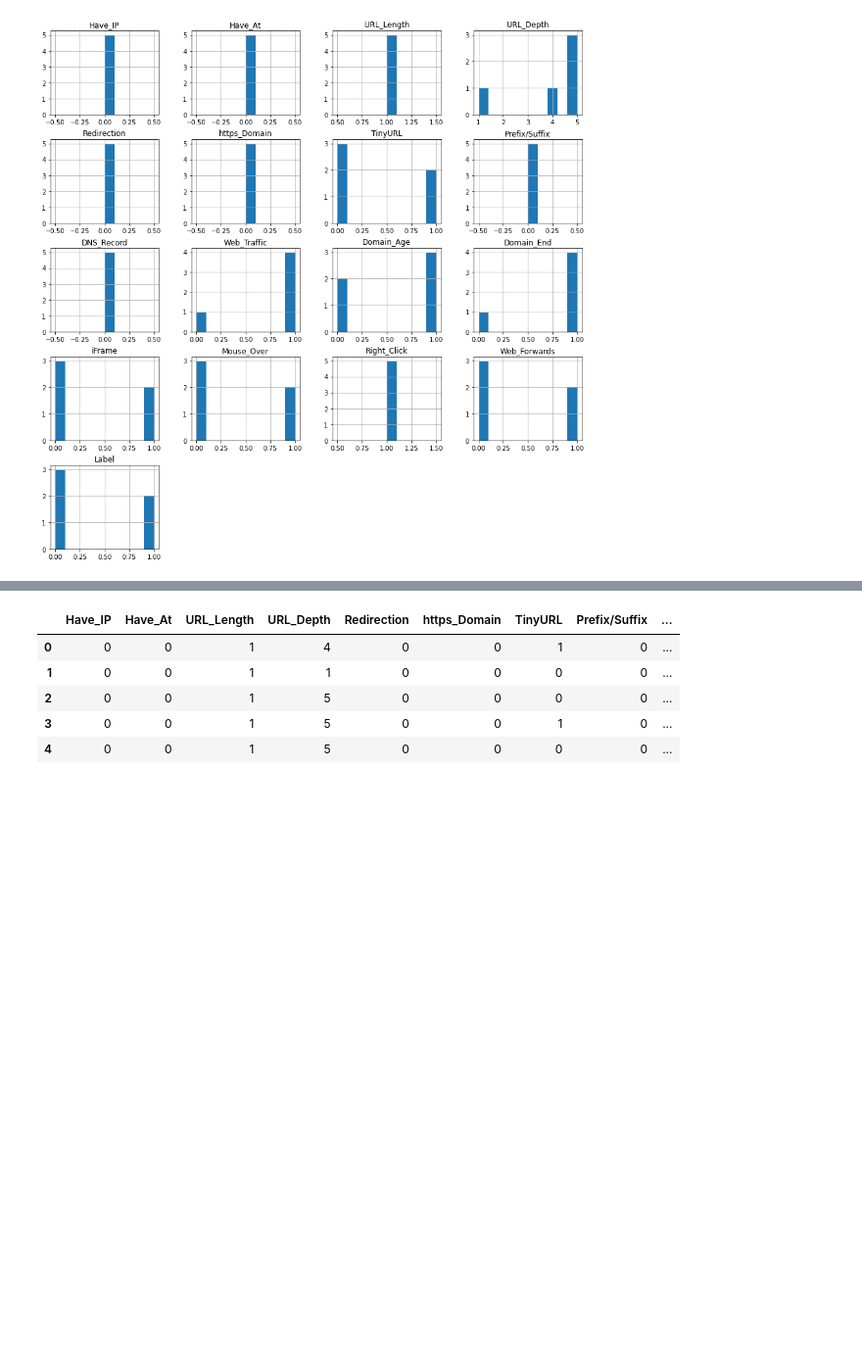
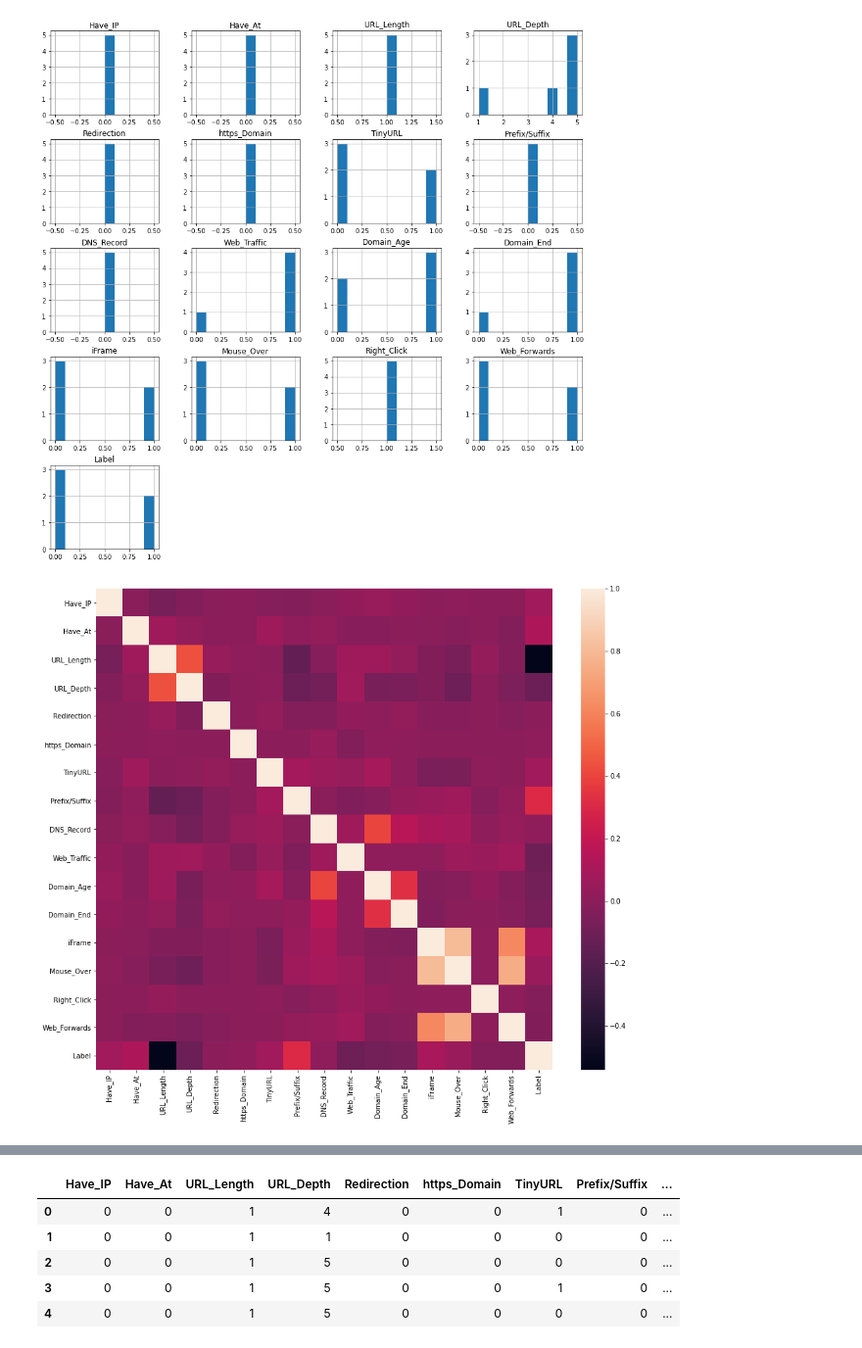
Before and after one commit to sksvineeth/URL-Classification, a Jupyter notebook: Classification_Models_on_URL_Data.ipynb, the cells around one changed output, grey strips where cells are left out. Shown: that part at 98% size. Drawn from its saved outputs; the diff is of its cells as text; code cells hidden in the pictures; blank space fills up the shorter version.

```diff
--- a/Classification_Models_on_URL_Data.ipynb
+++ b/Classification_Models_on_URL_Data.ipynb
@@ -56,3 +56,11 @@ plt.show()
 # %%
 #Dropping the Domain column
 final_data = final_data.drop(['Domain'], axis = 1).copy()
+# %%
+#Correlation heatmap
+
+plt.figure(figsize=(15,13))
+sns.heatmap(final_data.corr())
+plt.show()
+# %% [output]
+[figure, added]
```
Also changed, not shown: parts of 1 cell of this notebook.
